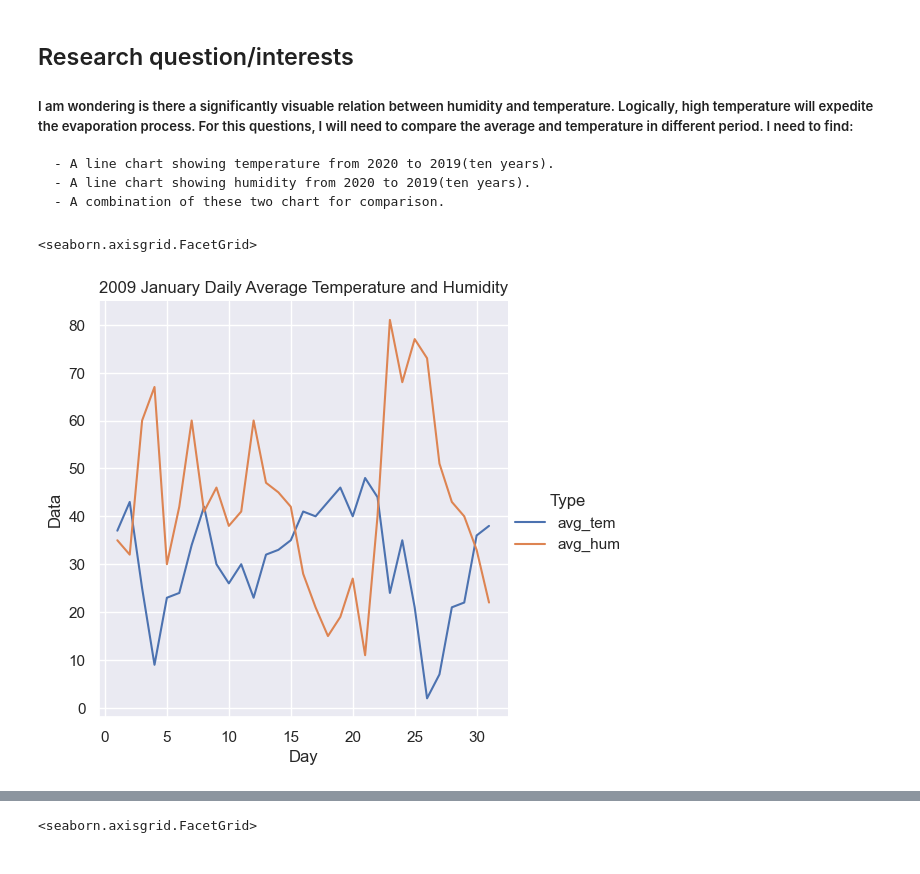
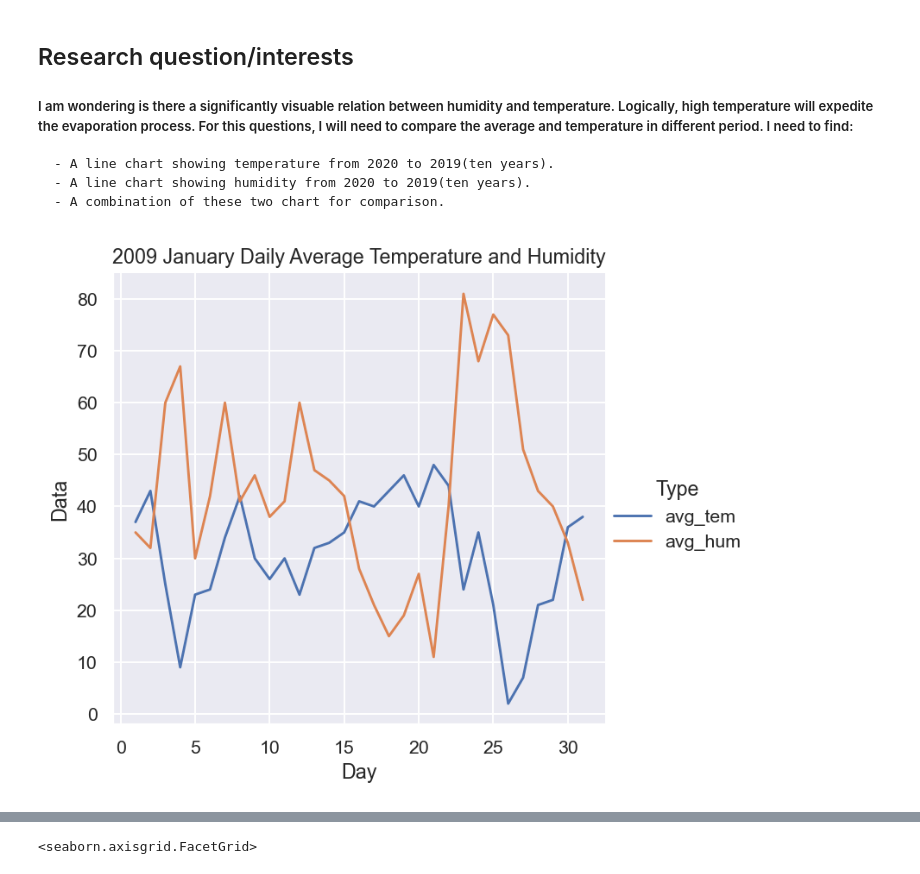
Before and after one commit to ubco-W2022T1-cosc301/project-group29, a Jupyter notebook: notebooks/analysis3.ipynb, the cells around one changed output, grey strips where cells are left out. Cells and saved outputs as stored; diff of their text form; code cells hidden in the pictures.

Commit message:
Update Notebook and Images

```diff
--- a/notebooks/analysis3.ipynb
+++ b/notebooks/analysis3.ipynb
@@ -19,6 +20,10 @@ import project_functions3 as pf3
 sns.set_theme(style='whitegrid', palette='deep', font_scale=3)
 sns.color_palette("husl", 9)
 sns.set(rc={'figure.figsize':(13.5,8.27)})
+# %%
+# Setup matplotlib
+plt.rcParams['figure.figsize'] = [8.0, 8.0]
+plt.rcParams['figure.dpi'] = 140
 # %%
 # Clear dataframe
 df = pf3.clear_data("../data/raw/climate_data.csv")
@@ -56,9 +61,10 @@ df_2019 = pf3.combin_y(df_2019_temp, df_2019_humi)
 # %%
 # Daily average temperature 2009-01
 sns.relplot(data = df_2009_01, kind='line', x='Day', y='Data', hue='Type').set(title='2009 January Daily Average Temperature and Humidity')
+plt.subplots_adjust(top=0.88)
+plt.savefig('../images/January Daily Average Temperature and Humidity_2009.png')
 # %% [output]
-<seaborn.axisgrid.FacetGrid>
-[figure, old version]
+[figure, new version]
 # %%
 # Daily average temperature 2009-04
 sns.relplot(data = df_2009_04, kind='line', x='Day', y='Data', hue='Type').set(title='2009 April Daily Average Temperature and Humidity')
```
Also changed, not shown: parts of 7 cells of this notebook, 7 other files.
